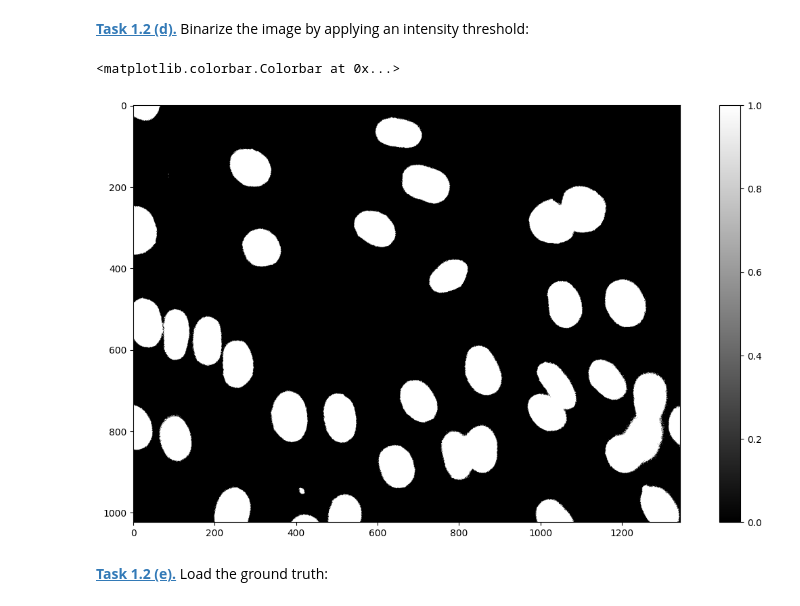
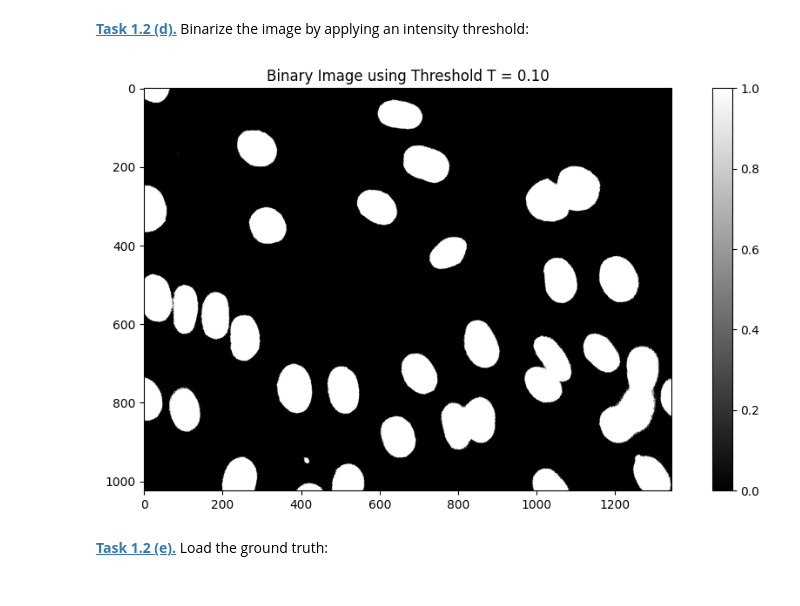
Before and after one commit to lottagambert/mobi-fs5-python, a Jupyter notebook: segm_threshold.ipynb, the cells around one changed output. Drawn from its saved outputs; the diff is of its cells as text; code cells hidden in the pictures.

```diff
--- a/segm_threshold.ipynb
+++ b/segm_threshold.ipynb
@@ -19,13 +23,15 @@ plt.colorbar()
 # %% [markdown]
 **[Task 1.2 (d).]()** Binarize the image by applying an intensity threshold:
-# %%
-T1 = 0.10
-img = img <= T1
-plt.figure(figsize=(15,8))
-plt.imshow(img, cmap = "grey")
-plt.colorbar()
-# %% [output]
-<matplotlib.colorbar.Colorbar at 0x...>
-[figure, removed]
+# %%
+T = 0.10
+binary = (img >= T).astype(int)
+
+plt.figure(figsize=(12, 6))
+plt.imshow(binary, cmap='gray')
+plt.title("Binary Image using Threshold T = 0.10")
+plt.colorbar()
+plt.show()
+# %% [output]
+[figure, added]
 # %% [markdown]
 **[Task 1.2 (e).]()** Load the ground truth:
```
Also changed, not shown: parts of 4 cells of this notebook.
